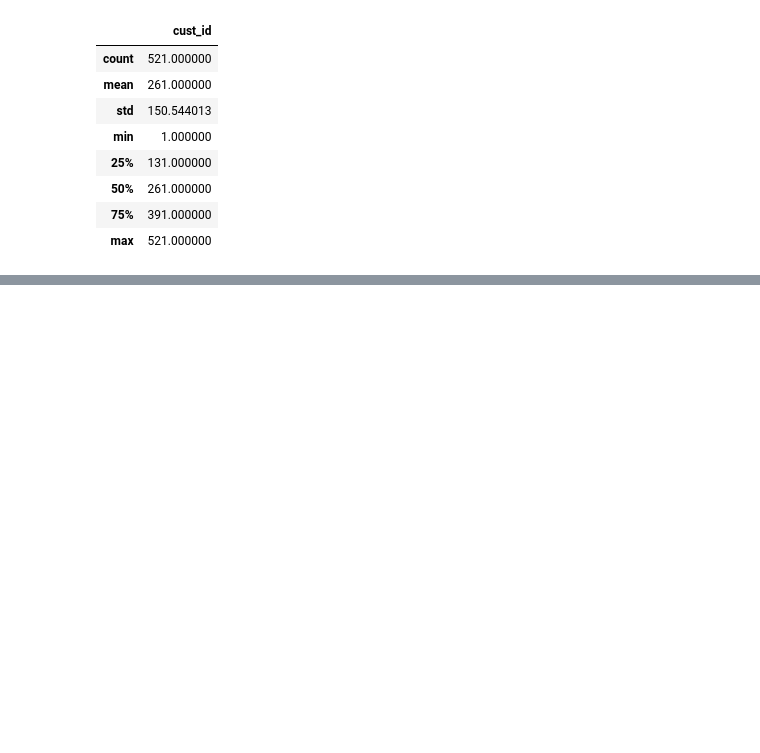
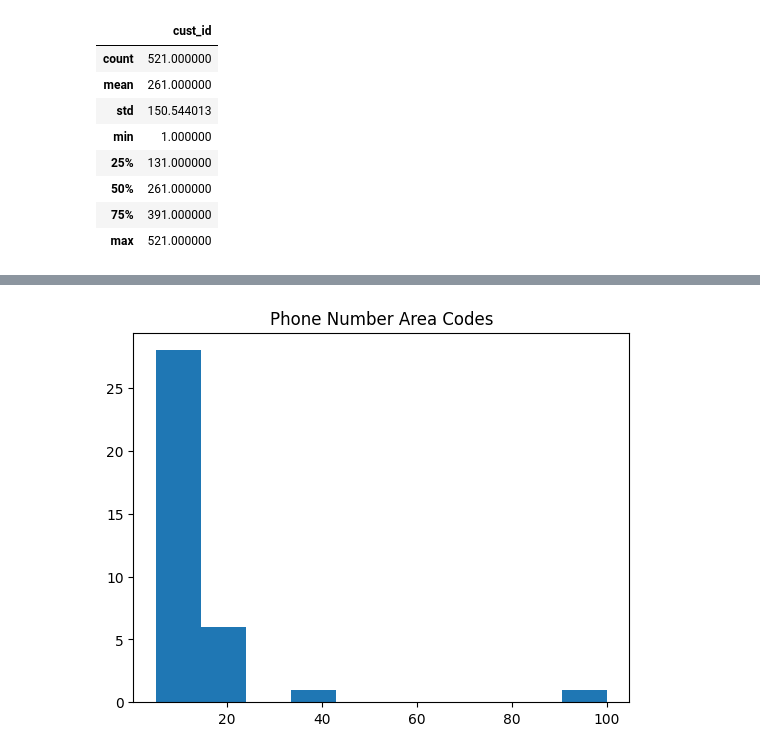
Before and after one commit to ZainabUn/Capstone_2_Zainab, a Jupyter notebook: clean_up_list.ipynb, the cells around one changed output, grey strips where cells are left out. Cells and saved outputs as stored; diff of their text form; code cells hidden in the pictures; blank space fills up the shorter version.

```diff
--- a/clean_up_list.ipynb
+++ b/clean_up_list.ipynb
@@ -193,0 +312,8 @@ dataframe.describe()
+# %%
+plt.hist(n['phone'])
+
+plt.title('Phone Number Area Codes')
+
+plt.show()
+# %% [output]
+[figure, added]
```
Also changed, not shown: parts of 10 cells of this notebook, 3 other files.
